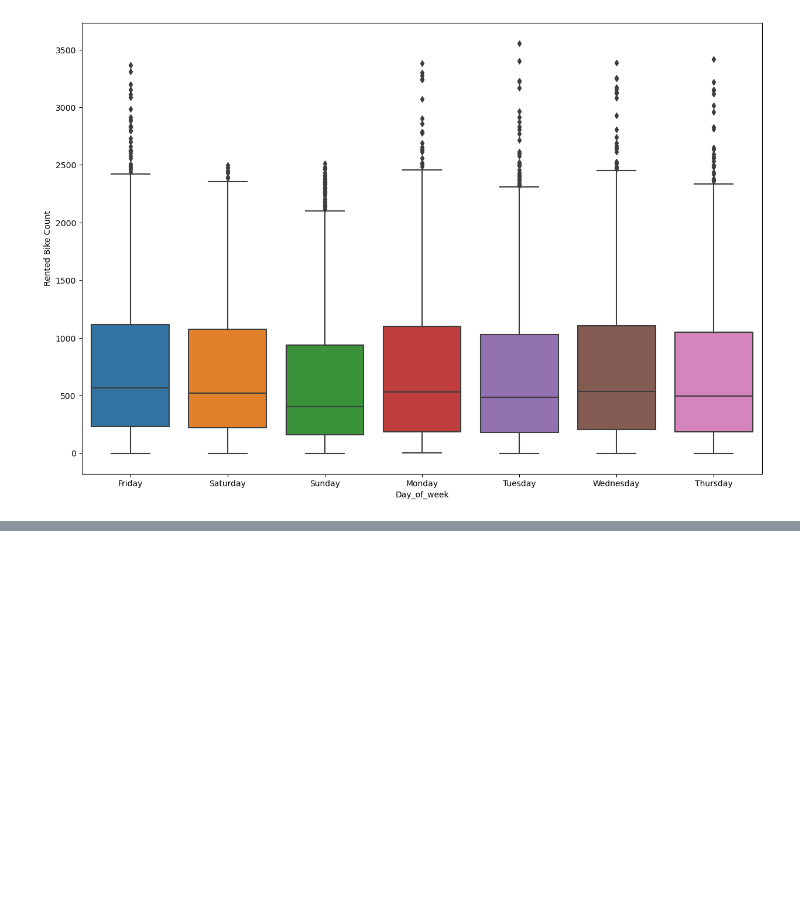
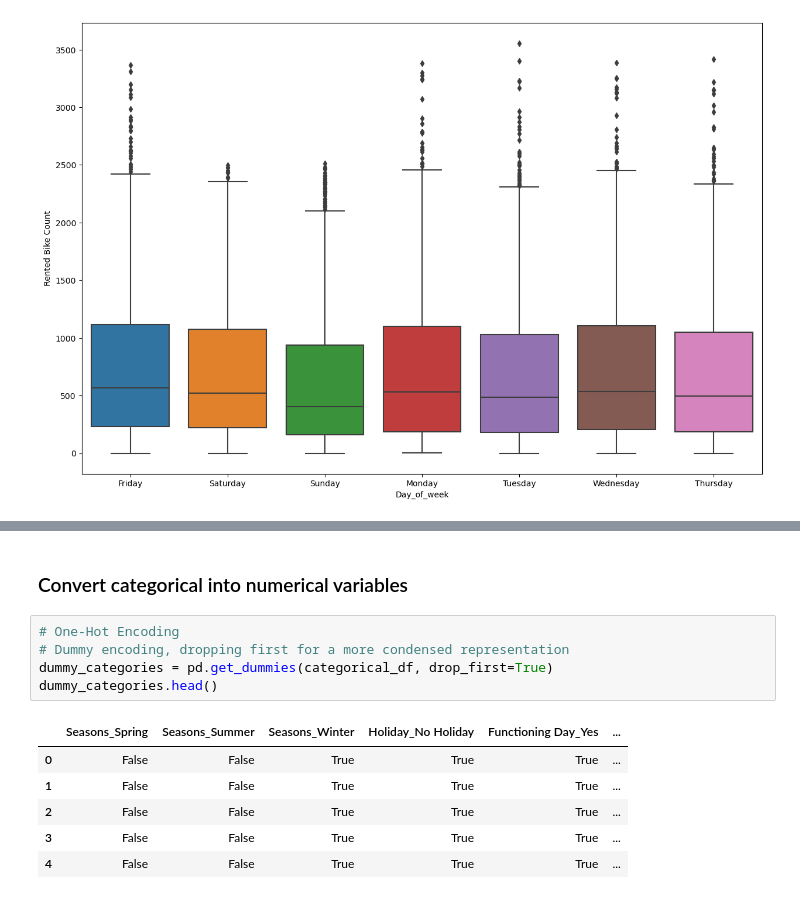
Before and after one commit to mobeloper/machinelearning, a Jupyter notebook: Incremental_Capstone/Capstone Session 5/w5_incremental_capstone.ipynb, the cells around one changed output, grey strips where cells are left out. Drawn from its saved outputs; the diff is of its cells as text; blank space fills up the shorter version.

```diff
--- a/Incremental_Capstone/Capstone Session 5/w5_incremental_capstone.ipynb
+++ b/Incremental_Capstone/Capstone Session 5/w5_incremental_capstone.ipynb
@@ -214,0 +233,14 @@ for column in categorical_df.columns:
+# %% [markdown]
+### Convert categorical into numerical variables
+# %%
+# One-Hot Encoding
+# Dummy encoding, dropping first for a more condensed representation
+dummy_categories = pd.get_dummies(categorical_df, drop_first=True)
+dummy_categories.head()
+# %% [output]
+|  | Seasons_Spring | Seasons_Summer | Seasons_Winter | Holiday_No Holiday | Functioning Day_Yes | ... |
+| 0 | False | False | True | True | True | ... |
+| 1 | False | False | True | True | True | ... |
+| 2 | False | False | True | True | True | ... |
+| 3 | False | False | True | True | True | ... |
+| 4 | False | False | True | True | True | ... |
```
Also changed, not shown: parts of 37 cells of this notebook.
